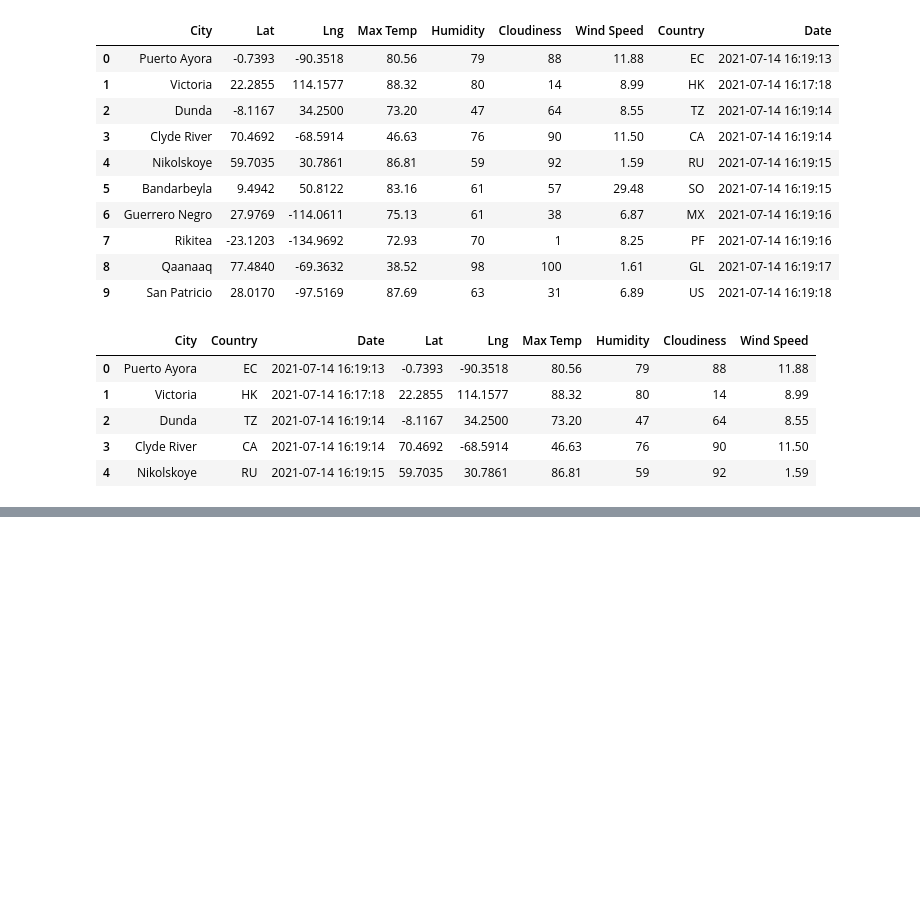
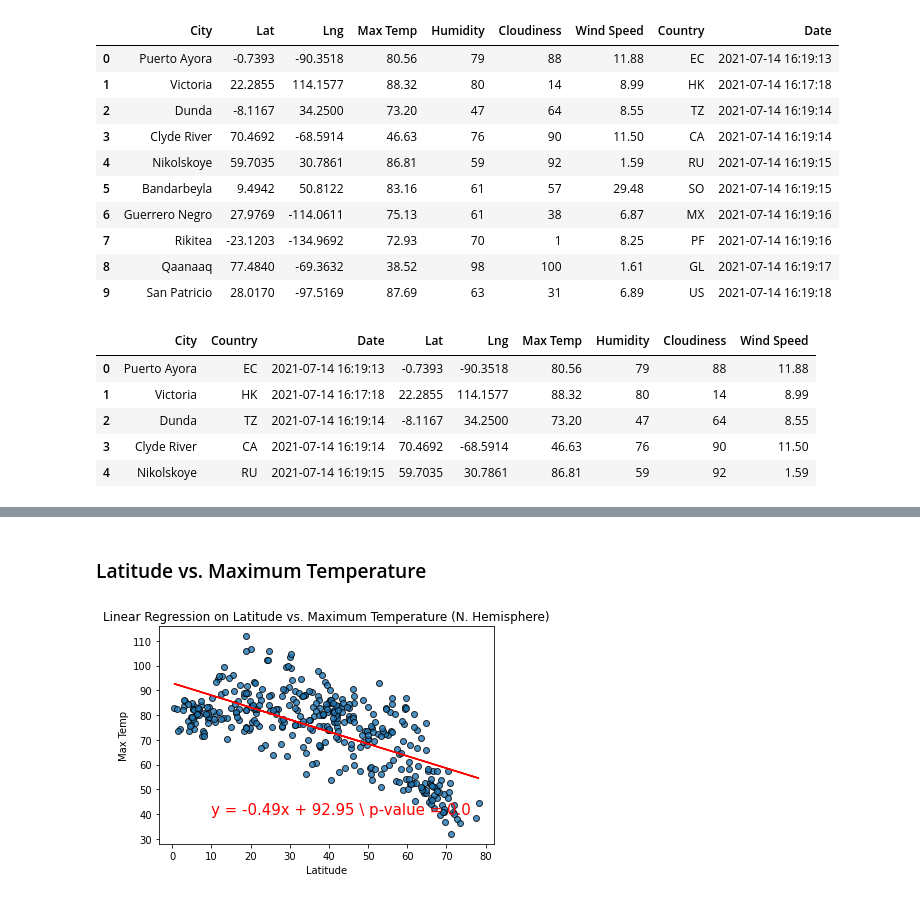
Before and after one commit to aembrt/weather-vacation, a Jupyter notebook: Weather.ipynb, the cells around one changed output, grey strips where cells are left out. Drawn from its saved outputs; the diff is of its cells as text; code cells hidden in the pictures; blank space fills up the shorter version.

Commit message:
Plot linear regression on latitude vs max temp

```diff
--- a/Weather.ipynb
+++ b/Weather.ipynb
@@ -270,0 +272,44 @@ plt.show()
+# %%
+# Create linear regression algorithm
+
+def plot_linear_regression(x_values, y_values, title, y_label, text_coordinates):
+
+    ## Perform linear regression
+    (slope, intercept, r_value, p_value, std_err) = linregress(x_values, y_values)
+
+    ## Get regression line equation
+    regress_eq = f"y = {round(slope, 2)}x + {round(intercept, 2)}"
+    #print(regress_eq)
+
+    ## Get predicted y-values
+    regress_values = x_values * slope + intercept
+
+    ## Plotting
+    ### Create scatter plot of x- vs. y- values
+    plt.scatter(x_values, y_values,
+               edgecolor="black",
+               linewidths=1,
+                marker="o", alpha=0.8)
+    ### Add regression line
+    plt.plot(x_values, regress_values, "r")
+    ### Annotate with regression line equation, axis labels, title
+    plt.annotate(f"{regress_eq} \n p-value = {round(p_value, 4)}", text_coordinates, fontsize=15, color="red")
+    plt.xlabel("Latitude")
+    plt.ylabel(y_label)
+    plt.title(title)
+# %%
+# Create DataFrames for the Northern and Southern Hemispheres
+north_hemi_df = city_data_df.loc[city_data_df['Lat'] >= 0]
+south_hemi_df = city_data_df.loc[city_data_df['Lat'] < 0]
+# %% [markdown]
+### Latitude vs. Maximum Temperature
+# %%
+# Linear regression on Northern Hemisphere
+x_values = north_hemi_df['Lat']
+y_values = north_hemi_df['Max Temp']
+# Perform linear regression and plot with function
+plot_linear_regression(x_values, y_values,
+                      "Linear Regression on Latitude vs. Maximum Temperature (N. Hemisphere)",
+                      "Max Temp", (10, 40))
+# %% [output]
+[figure, added]
```
Also changed, not shown: parts of 24 cells of this notebook.
